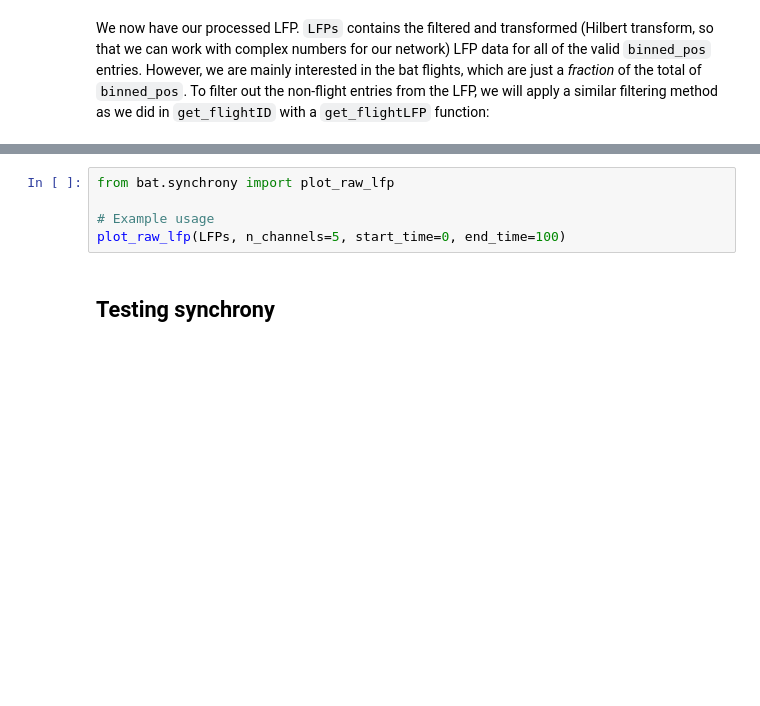
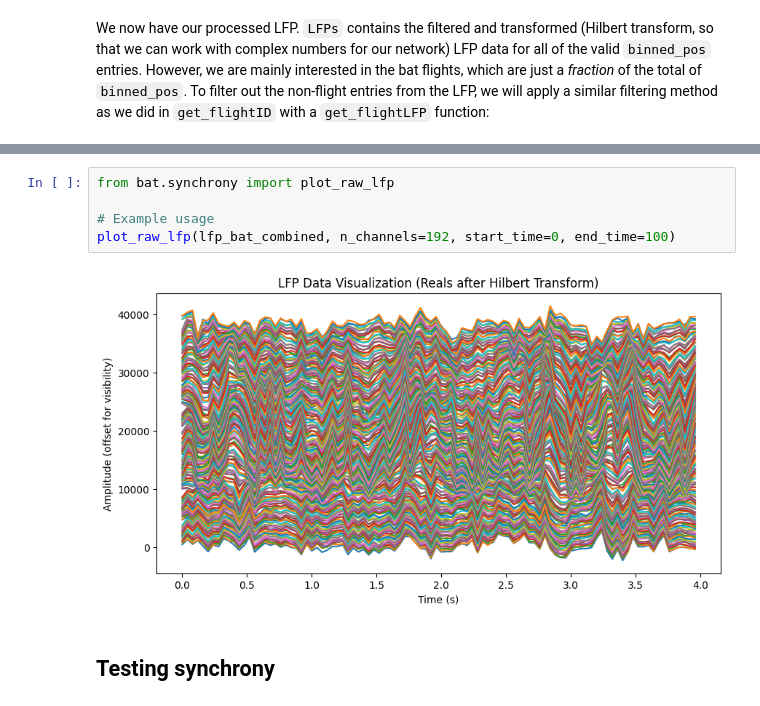
Before and after one commit to ben-toker/batTIMBRE, a Jupyter notebook: bat_TIMBRE.ipynb, the cells around one changed output, grey strips where cells are left out. Cells and saved outputs as stored; diff of their text form; blank space fills up the shorter version.

```diff
--- a/bat_TIMBRE.ipynb
+++ b/bat_TIMBRE.ipynb
@@ -191,8 +286,10 @@ tLFP.shape
 # %%
 from bat.synchrony import plot_raw_lfp
 
 # Example usage
-plot_raw_lfp(LFPs, n_channels=5, start_time=0, end_time=100)
+plot_raw_lfp(lfp_bat_combined, n_channels=192, start_time=0, end_time=100)
+# %% [output]
+[figure, added]
 # %% [markdown]
 ## Testing synchrony
 # %%
```
Also changed, not shown: parts of 32 cells of this notebook, 11 other files.
